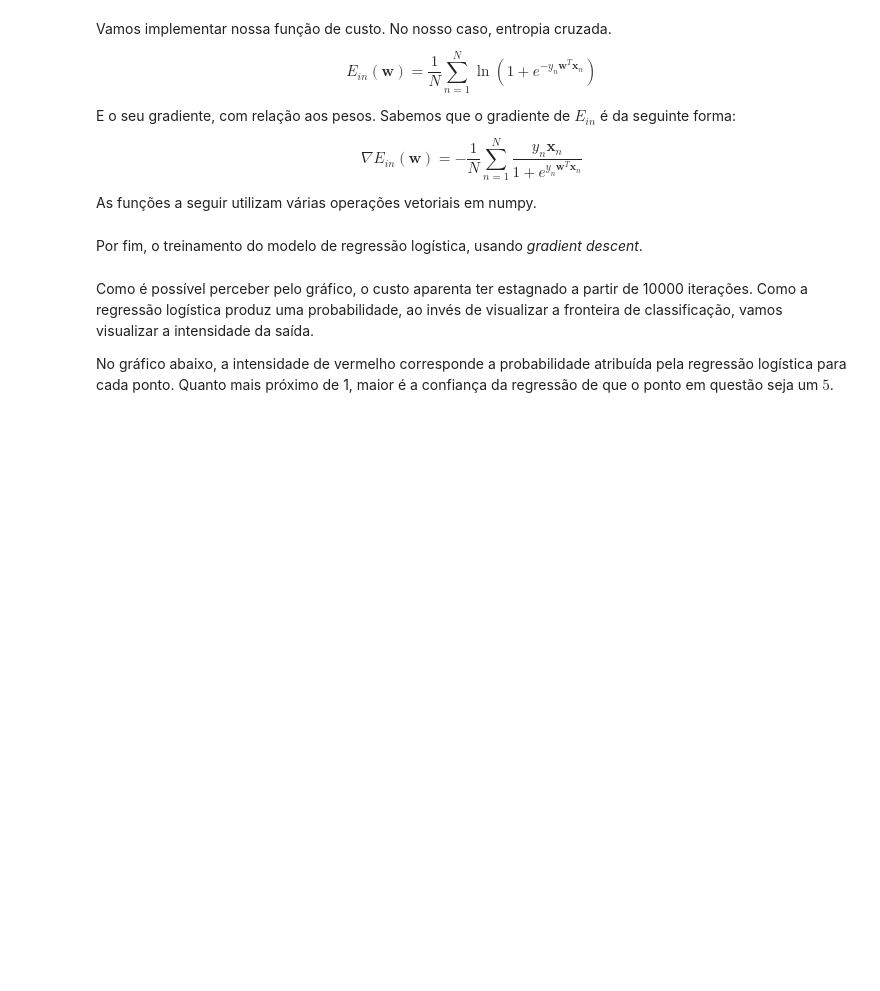
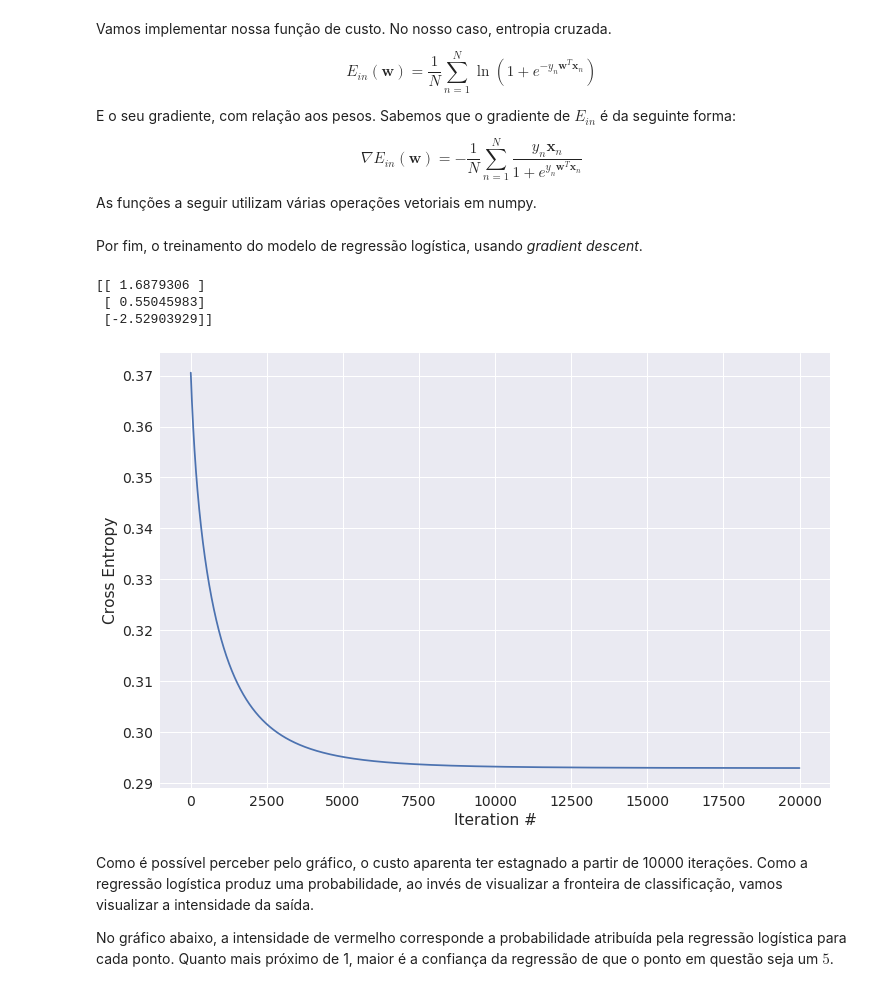
Before and after one commit to iblucher/MAC0460, a Jupyter notebook: EP4/EP4_MNIST.ipynb, the cells around one changed output. Drawn from its saved outputs; the diff is of its cells as text; code cells hidden in the pictures; blank space fills up the shorter version.

```diff
--- a/EP4/EP4_MNIST.ipynb
+++ b/EP4/EP4_MNIST.ipynb
@@ -523,20 +523,53 @@ Por fim, o treinamento do modelo de regressão logística, usando _gradient desc
 # %%
 # A função a seguir recebe a matriz de dados X (shape = (N, d)) e vetor de saída
 # y (shape = (N,)), e retorna um vetor de pesos de acordo com o treinamento da regressão logística
 # e, caso return_history = True, uma lista com o valor de cross_entropy a cada iteração
 def logistic_regression(X, y, batch_size = None, learning_rate = 1e-2, w0 = None, num_iterations = 1000, return_history = False):
-    raise NotImplementedError
+    N, d = X.shape
+    X = np.concatenate((np.ones((N, 1)), X), axis=1)
+    X_sample = X
+    y_sample = np.reshape(y, (y.shape[0], 1))
+
+    cost_history = []
+
+    if w0 == None:
+        w0 = [np.random.uniform(-1, 1) for _ in range(d + 1)]
+        w0 = np.reshape(w0, (d + 1, 1))
+    w = w0
+
+    for i in range(num_iterations):
+        if batch_size:
+            idx = np.random.choice(N, batch_size, replace = False)
+            X = X_sample[idx, :]
+            y = y_sample[idx, :]
+
+        y = np.reshape(y, (y.shape[0], 1))
+        gradient = cross_entropy_gradient(w, X, y)
+        cost_history.append(cross_entropy(w, X, y))
+
+        w -= learning_rate * gradient
+
+    if return_history:
+        return w, cost_history
+
+    return w
+
 
 np.random.seed(56789)
 w_logistic, loss = logistic_regression(x_train_features_1_5, y_train_1_5, num_iterations = 20000, return_history = True)
 
 print(w_logistic)
 
 plt.figure(figsize = (12, 8))
 plt.plot(loss)
 plt.xlabel('Iteration #')
 plt.ylabel('Cross Entropy')
 plt.show()
+# %% [output]
+[[ 1.6879306 ]
+ [ 0.55045983]
+ [-2.52903929]]
+[figure, added]
 # %% [markdown]
 Como é possível perceber pelo gráfico, o custo aparenta ter estagnado a partir de 10000 iterações. Como a regressão logística produz uma probabilidade, ao invés de visualizar a fronteira de classificação, vamos visualizar a intensidade da saída.
 
```
Also changed, not shown: parts of 20 cells of this notebook.
